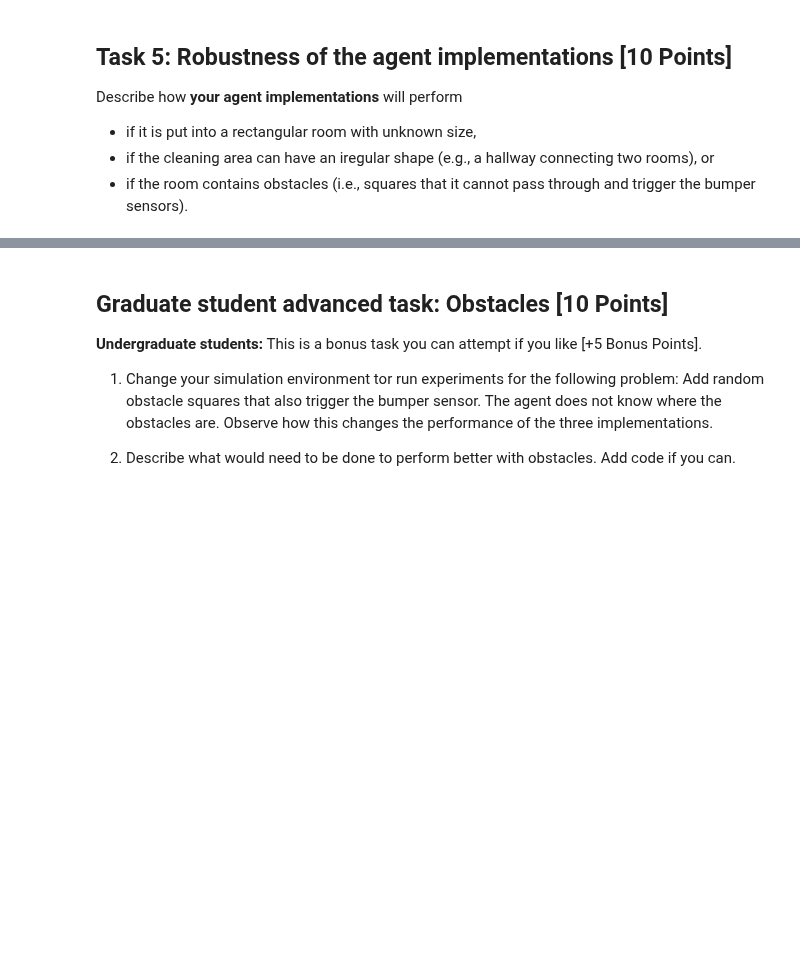
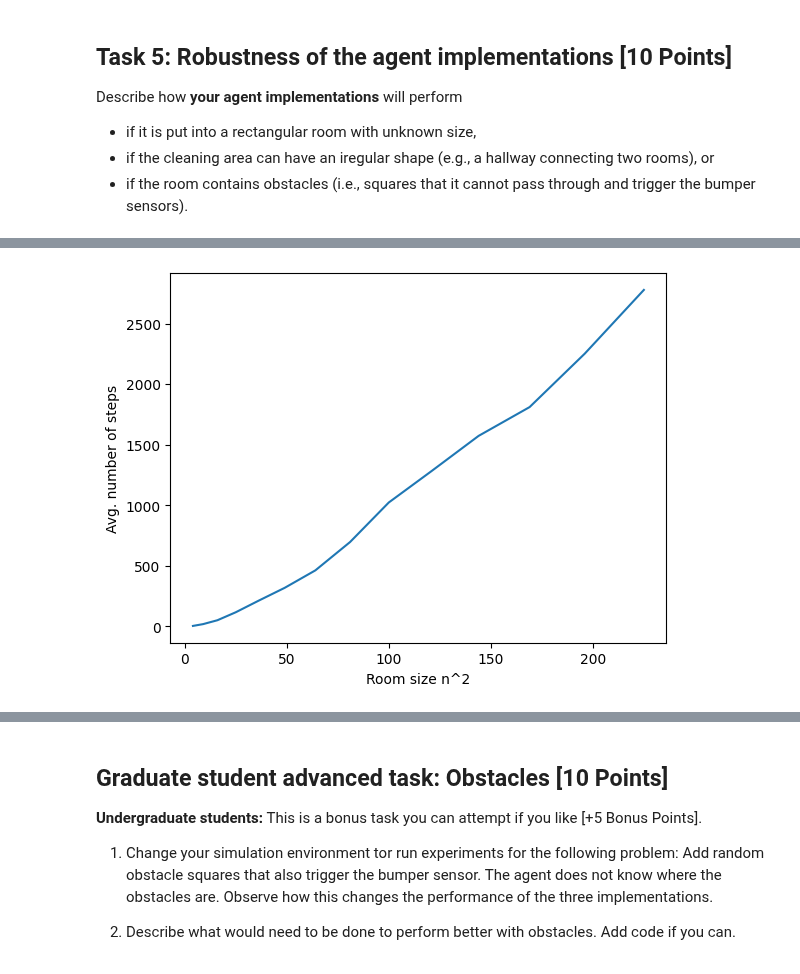
Before and after one commit to mhahsler/CS7320-AI, a Jupyter notebook: Agents/robot_vacuum.ipynb, the cells around one changed output, grey strips where cells are left out. Saved outputs shown, nothing was run; the diff lists cells and outputs as text; code cells hidden in the pictures; blank space fills up the shorter version.

```diff
--- a/Agents/robot_vacuum.ipynb
+++ b/Agents/robot_vacuum.ipynb
@@ -346,0 +758,9 @@ Describe how **your agent implementations** will perform
+# %%
+ns2 = np.square(ns)
+
+plt.plot(ns2, steps)
+plt.xlabel("Room size n^2")
+plt.ylabel("Avg. number of steps")
+plt.show()
+# %% [output]
+[figure, added]
```
Also changed, not shown: parts of 40 cells of this notebook.
